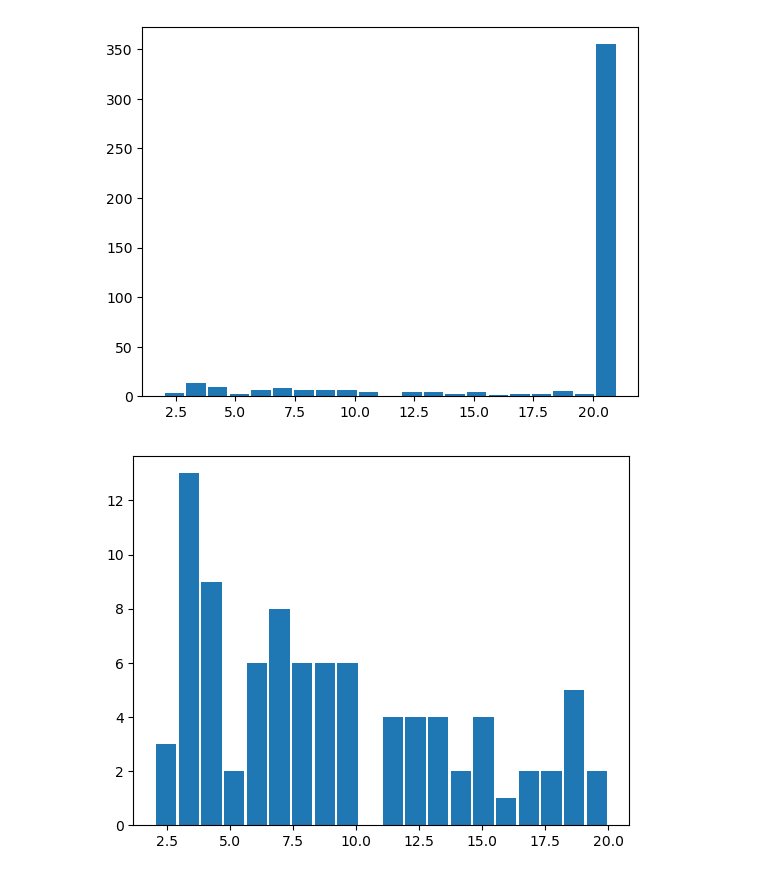
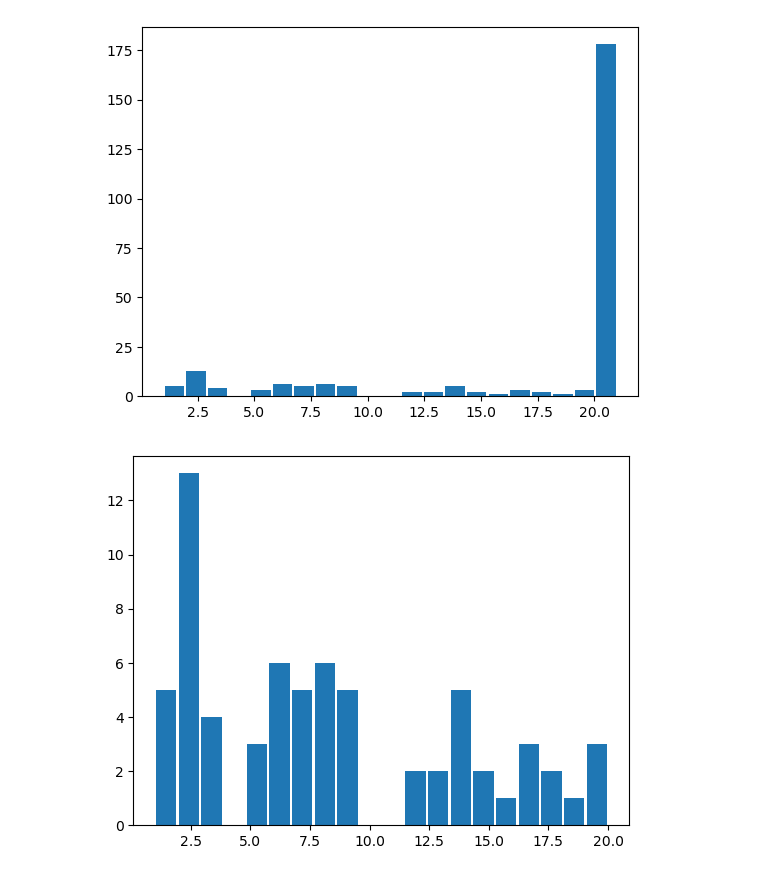
Before and after one commit to vitoriamj/machine-learning-datascience, a Jupyter notebook: BotMF/BotDS.ipynb, the cells around one changed output. Drawn from its saved outputs; the diff is of its cells as text; code cells hidden in the pictures.

```diff
--- a/BotMF/BotDS.ipynb
+++ b/BotMF/BotDS.ipynb
@@ -60,27 +90,25 @@ from statsmodels.tsa.arima_model import ARIMA
 # %%
-#dataset2 = pd.read_csv('WIN$N_M1.csv',sep='\t')
-#dataset2
 
 #linha abaixo pega as colunas datas, preço de abertura e close
 #aux = dataset.loc[:,['<DATE>','<OPEN>','<CLOSE>']]
 #aux
 
-datas = pd.read_csv('gapsPrecoTempoTamMM.csv',sep = '\t')
+datas = pd.read_csv('gapsAtualMenorFinals.csv',sep = '\t')
 
-plt.hist(datas['<TEMP_GAP>'], 21, rwidth = 0.9)
+plt.hist(datas['<TEMP_FEC>'], 21, rwidth = 0.9)
 plt.show()
 
-fechou = datas['<TEMP_GAP>']<21
+fechou = datas['<TEMP_FEC>']<21
 
-plt.hist(datas['<TEMP_GAP>'].loc[fechou], 20, rwidth = 0.9)
+plt.hist(datas['<TEMP_FEC>'].loc[fechou], 20, rwidth = 0.9)
 plt.show()
 
-naoFechou = (datas['<TEMP_GAP>']==21) & (abs(datas['<TAM_GAP>'])<35)
+naoFechou = (datas['<TEMP_FEC>']==21) & (abs(datas['<precoLow>'])<35)
 
-menoresGaps = abs(datas['<TAM_GAP>'])<35
+menoresGaps = abs(datas['<precoLow>'])<35
 
-plt.hist(datas['<TEMP_GAP>'].loc[menoresGaps], 21, rwidth = 0.9)
+plt.hist(datas['<TEMP_FEC>'].loc[menoresGaps], 21, rwidth = 0.9)
 plt.show()
 # %% [output]
-[figure, old version]
+[figure, new version]
-[figure, old version]
+[figure, new version]
```
Also changed, not shown: parts of 7 cells of this notebook, 14 other files.
